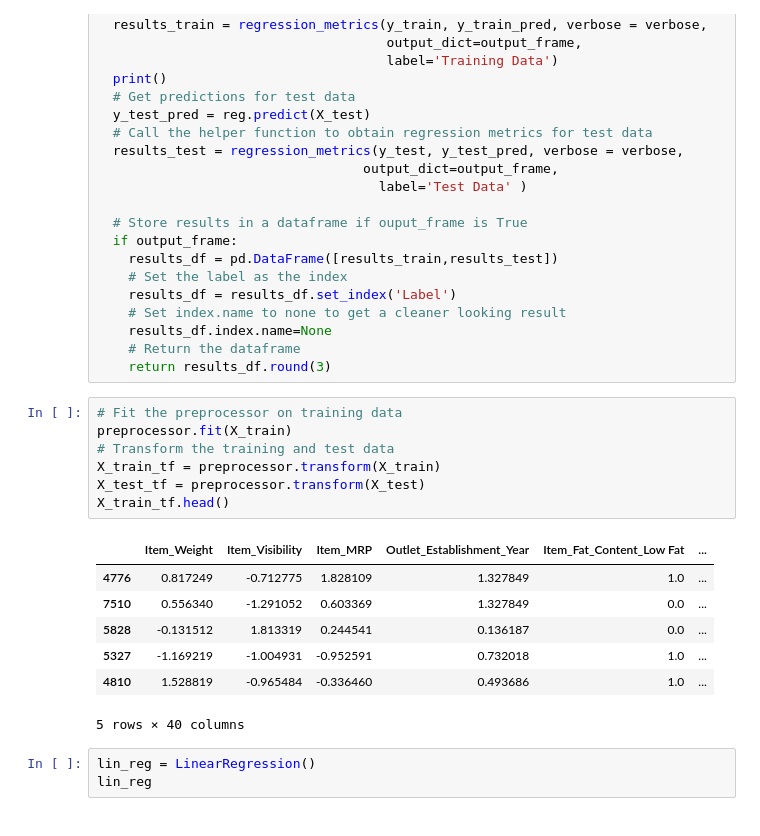
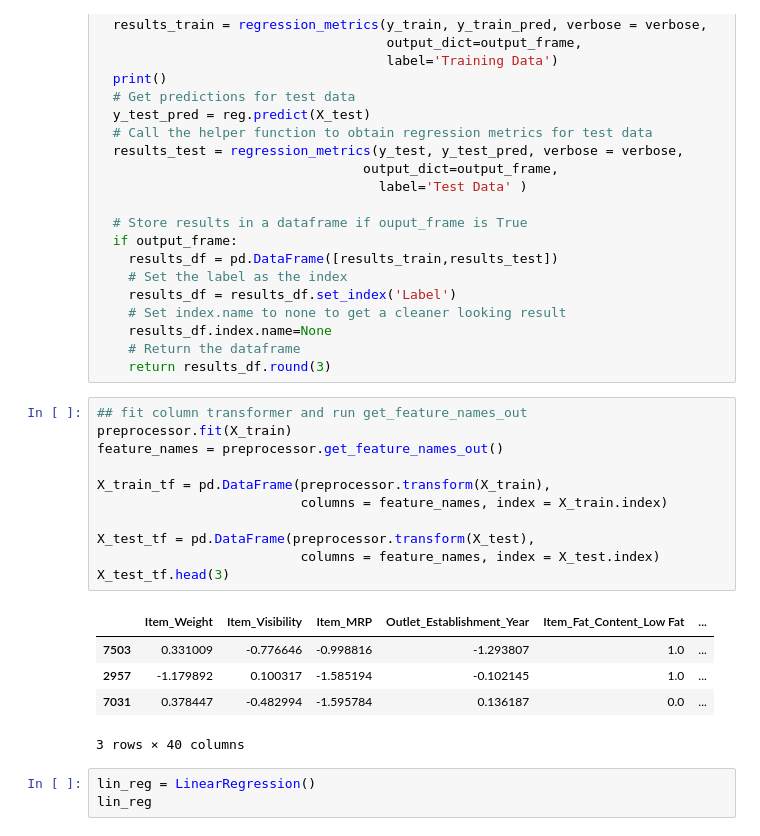
Before and after one commit to rebeccabosneac/Prediction-of-Product-Sales, a Jupyter notebook: Prediction_of_Product_Sales.ipynb, the cells around one changed output. Cells and saved outputs as stored; diff of their text form.

```diff
--- a/Prediction_of_Product_Sales.ipynb
+++ b/Prediction_of_Product_Sales.ipynb
@@ -1365,21 +1365,23 @@ def evaluate_regression(reg, X_train, y_train, X_test, y_test, verbose = True,
     results_df.index.name=None
     # Return the dataframe
     return results_df.round(3)
-# %%
-# Fit the preprocessor on training data
-preprocessor.fit(X_train)
-# Transform the training and test data
-X_train_tf = preprocessor.transform(X_train)
-X_test_tf = preprocessor.transform(X_test)
-X_train_tf.head()
-# %% [output]
-|  | Item_Weight | Item_Visibility | Item_MRP | Outlet_Establishment_Year | Item_Fat_Content_Low Fat | ... |
-| 4776 | 0.817249 | -0.712775 | 1.828109 | 1.327849 | 1.0 | ... |
-| 7510 | 0.556340 | -1.291052 | 0.603369 | 1.327849 | 0.0 | ... |
-| 5828 | -0.131512 | 1.813319 | 0.244541 | 0.136187 | 0.0 | ... |
-| 5327 | -1.169219 | -1.004931 | -0.952591 | 0.732018 | 1.0 | ... |
-| 4810 | 1.528819 | -0.965484 | -0.336460 | 0.493686 | 1.0 | ... |
-5 rows × 40 columns
+# %%
+## fit column transformer and run get_feature_names_out
+preprocessor.fit(X_train)
+feature_names = preprocessor.get_feature_names_out()
+
+X_train_tf = pd.DataFrame(preprocessor.transform(X_train),
+                          columns = feature_names, index = X_train.index)
+
+X_test_tf = pd.DataFrame(preprocessor.transform(X_test),
+                          columns = feature_names, index = X_test.index)
+X_test_tf.head(3)
+# %% [output]
+|  | Item_Weight | Item_Visibility | Item_MRP | Outlet_Establishment_Year | Item_Fat_Content_Low Fat | ... |
+| 7503 | 0.331009 | -0.776646 | -0.998816 | -1.293807 | 1.0 | ... |
+| 2957 | -1.179892 | 0.100317 | -1.585194 | -0.102145 | 1.0 | ... |
+| 7031 | 0.378447 | -0.482994 | -1.595784 | 0.136187 | 0.0 | ... |
+3 rows × 40 columns
 # %%
 lin_reg = LinearRegression()
 lin_reg
```
Also changed, not shown: parts of 10 cells of this notebook.
